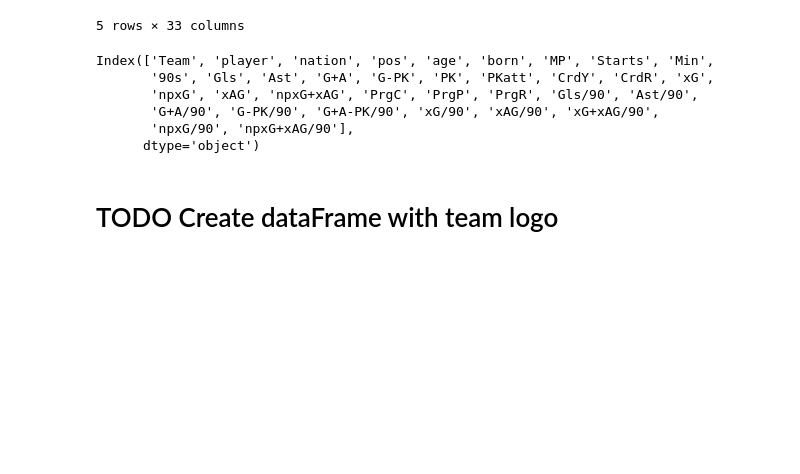
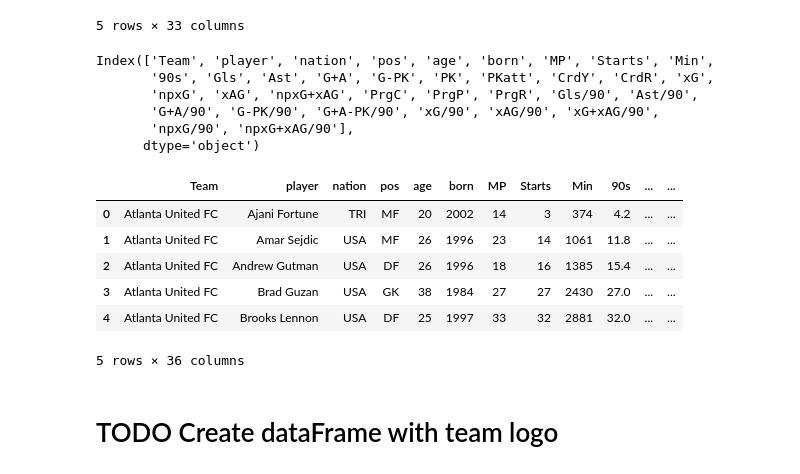
Before and after one commit to akyuzdilhan/FootballDataLab, a Jupyter notebook: DataPreparation.ipynb, the cells around one changed output. Drawn from its saved outputs; the diff is of its cells as text; code cells hidden in the pictures; blank space fills up the shorter version.

Commit message:
Duplicating the 'team' to 'player rankings' display model

```diff
--- a/DataPreparation.ipynb
+++ b/DataPreparation.ipynb
@@ -520,6 +517,16 @@ Index(['Team', 'player', 'nation', 'pos', 'age', 'born', 'MP', 'Starts', 'Min',
 # %%
 player_season_stats['Team'] = player_season_stats['Team'].replace(team_name_mappingFL)
 player_season_stats = pd.merge(player_season_stats, logos_df, on='Team', how='left')
+# %%
+player_season_stats.head()
+# %% [output]
+|  | Team | player | nation | pos | age | born | MP | Starts | Min | 90s | ... | ... |
+| 0 | Atlanta United FC | Ajani Fortune | TRI | MF | 20 | 2002 | 14 | 3 | 374 | 4.2 | ... | ... |
+| 1 | Atlanta United FC | Amar Sejdic | USA | MF | 26 | 1996 | 23 | 14 | 1061 | 11.8 | ... | ... |
+| 2 | Atlanta United FC | Andrew Gutman | USA | DF | 26 | 1996 | 18 | 16 | 1385 | 15.4 | ... | ... |
+| 3 | Atlanta United FC | Brad Guzan | USA | GK | 38 | 1984 | 27 | 27 | 2430 | 27.0 | ... | ... |
+| 4 | Atlanta United FC | Brooks Lennon | USA | DF | 25 | 1997 | 33 | 32 | 2881 | 32.0 | ... | ... |
+5 rows × 36 columns
 # %%
 player_season_stats.to_csv('datasets/player_stats_FBref.csv', index=False)
 # %% [markdown]
```
Also changed, not shown: parts of 3 cells of this notebook, 36 other files.
